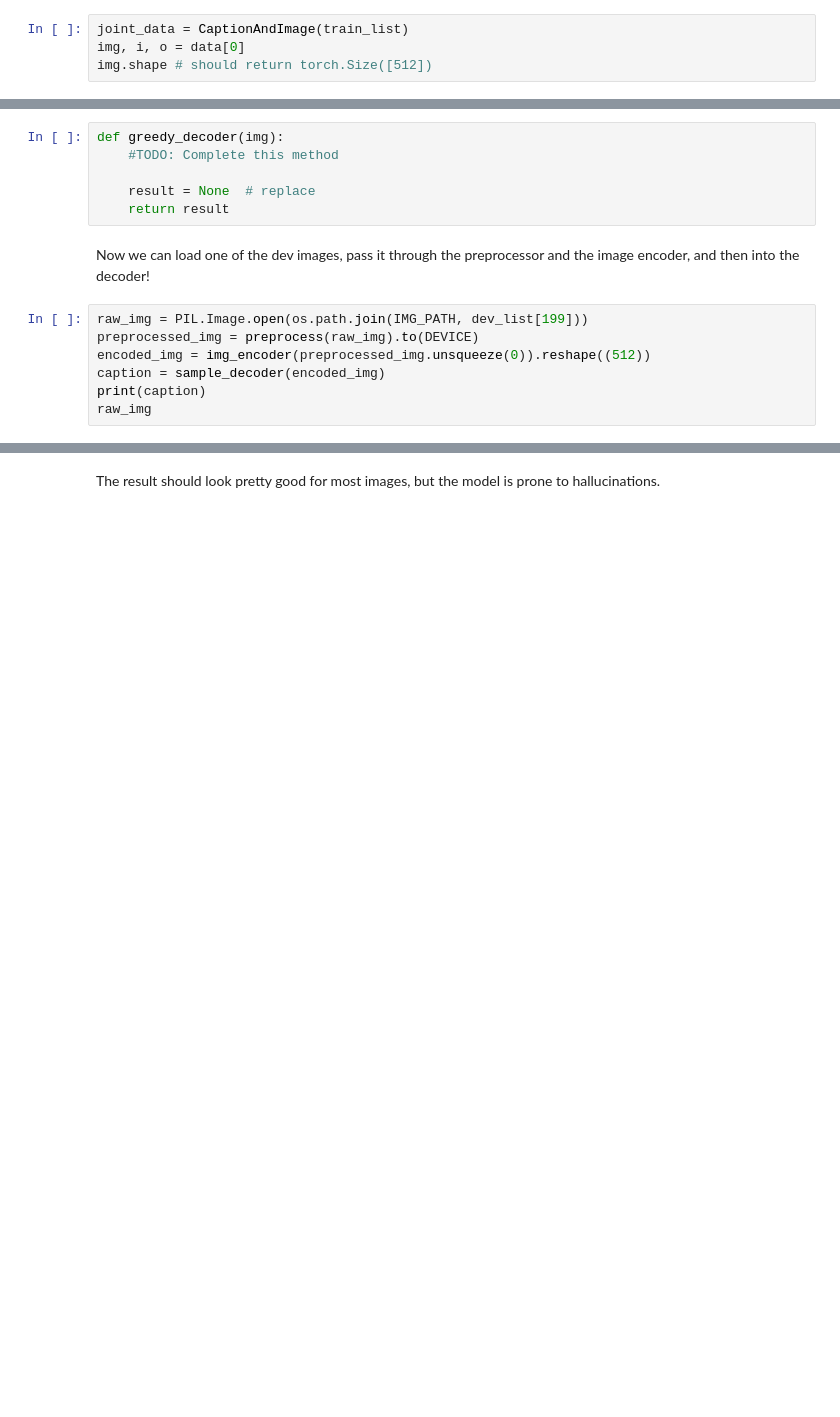
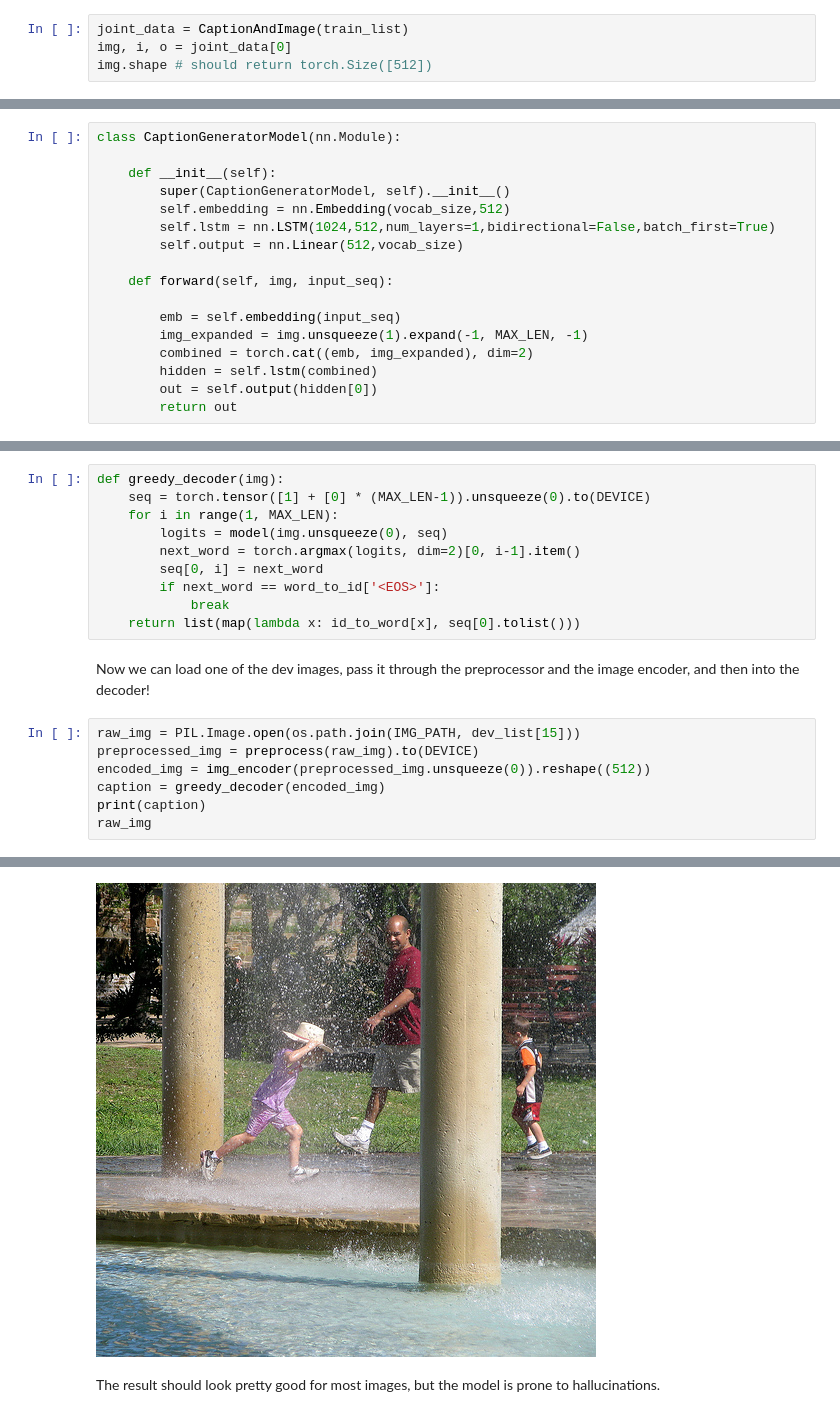
Before and after one commit to DylanSatow/NLP, a Jupyter notebook: hw3/lstm_flickr_caption_generator_torch.ipynb, the cells around one changed output, grey strips where cells are left out. Saved outputs shown, nothing was run; the diff lists cells and outputs as text; blank space fills up the shorter version.

```diff
--- a/hw3/lstm_flickr_caption_generator_torch.ipynb
+++ b/hw3/lstm_flickr_caption_generator_torch.ipynb
@@ -647,5 +710,5 @@ class CaptionAndImage(Dataset):
         return img_data, input_enc, output_enc
 # %%
 joint_data = CaptionAndImage(train_list)
-img, i, o = data[0]
+img, i, o = joint_data[0]
 img.shape # should return torch.Size([512])
@@ -684,3 +738,20 @@ class CaptionGeneratorModel(nn.Module):
+# %%
+class CaptionGeneratorModel(nn.Module):
+
+    def __init__(self):
+        super(CaptionGeneratorModel, self).__init__()
+        self.embedding = nn.Embedding(vocab_size,512)
+        self.lstm = nn.LSTM(1024,512,num_layers=1,bidirectional=False,batch_first=True)
+        self.output = nn.Linear(512,vocab_size)
+
+    def forward(self, img, input_seq):
+
+        emb = self.embedding(input_seq)
+        img_expanded = img.unsqueeze(1).expand(-1, MAX_LEN, -1)
+        combined = torch.cat((emb, img_expanded), dim=2)
+        hidden = self.lstm(combined)
+        out = self.output(hidden[0])
+        return out
 # %% [markdown]
 Let's try this new model on one item:
 # %%
@@ -759,18 +850,23 @@ train()
 # %% [markdown]
 **TODO: Testing the model**:
 Rewrite the greedy decoder from above to take an encoded image representation as input.
-# %%
-def greedy_decoder(img):
-    #TODO: Complete this method
-
-    result = None  # replace
-    return result
+# %%
+def greedy_decoder(img):
+    seq = torch.tensor([1] + [0] * (MAX_LEN-1)).unsqueeze(0).to(DEVICE)
+    for i in range(1, MAX_LEN):
+        logits = model(img.unsqueeze(0), seq)
+        next_word = torch.argmax(logits, dim=2)[0, i-1].item()
+        seq[0, i] = next_word
+        if next_word == word_to_id['<EOS>']:
+            break
+    return list(map(lambda x: id_to_word[x], seq[0].tolist()))
 # %% [markdown]
 Now we can load one of the dev images, pass it through the preprocessor and the image encoder, and then into the decoder!
 # %%
-raw_img = PIL.Image.open(os.path.join(IMG_PATH, dev_list[199]))
+raw_img = PIL.Image.open(os.path.join(IMG_PATH, dev_list[15]))
 preprocessed_img = preprocess(raw_img).to(DEVICE)
 encoded_img = img_encoder(preprocessed_img.unsqueeze(0)).reshape((512))
-caption = sample_decoder(encoded_img)
+caption = greedy_decoder(encoded_img)
 print(caption)
 raw_img
+# %% [output]
@@ -777,3 +874,4 @@ raw_img
+[figure, added]
 # %% [markdown]
 The result should look pretty good for most images, but the model is prone to hallucinations.
 # %% [markdown]
```
Also changed, not shown: parts of 19 cells of this notebook.
